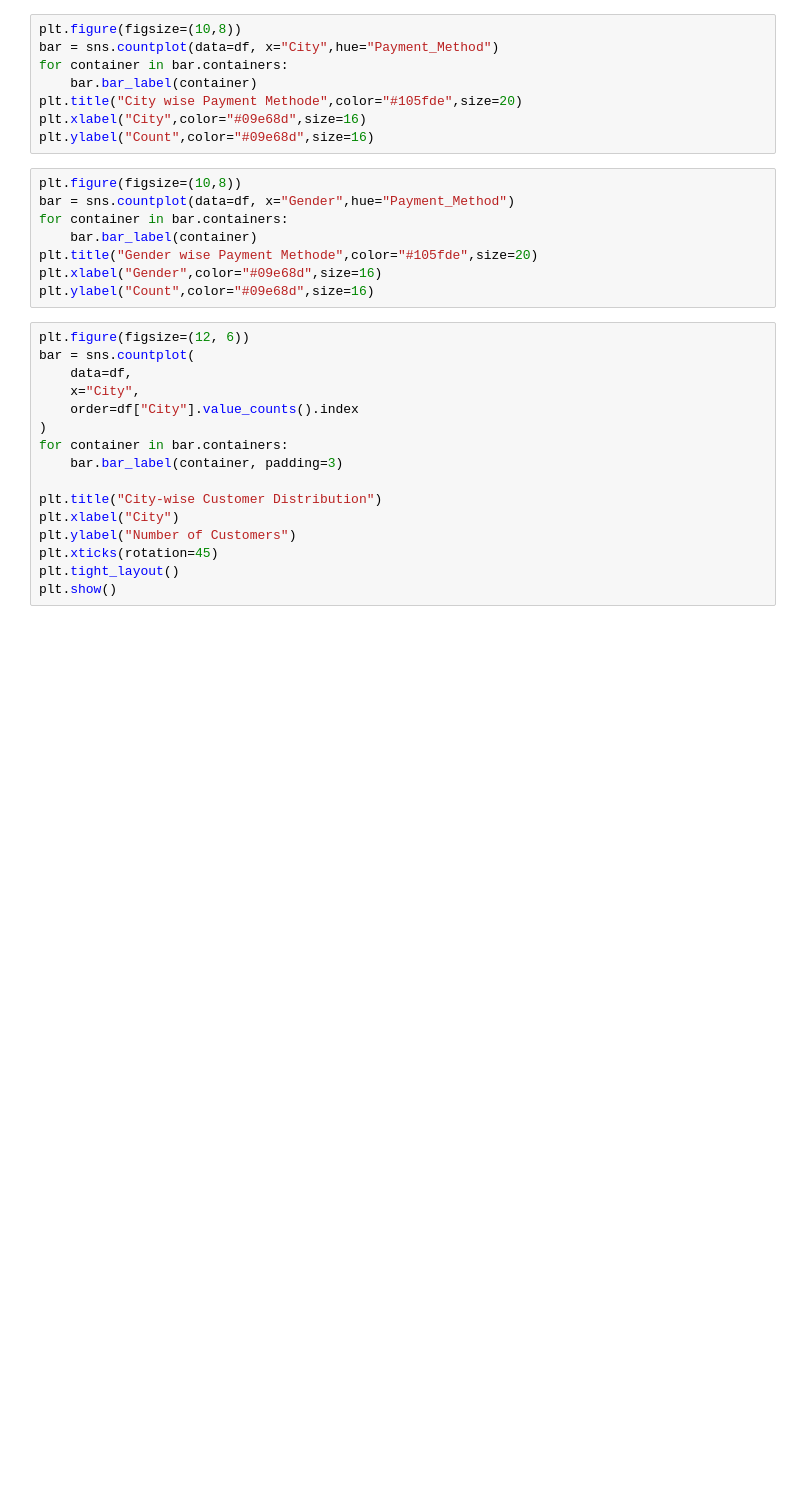
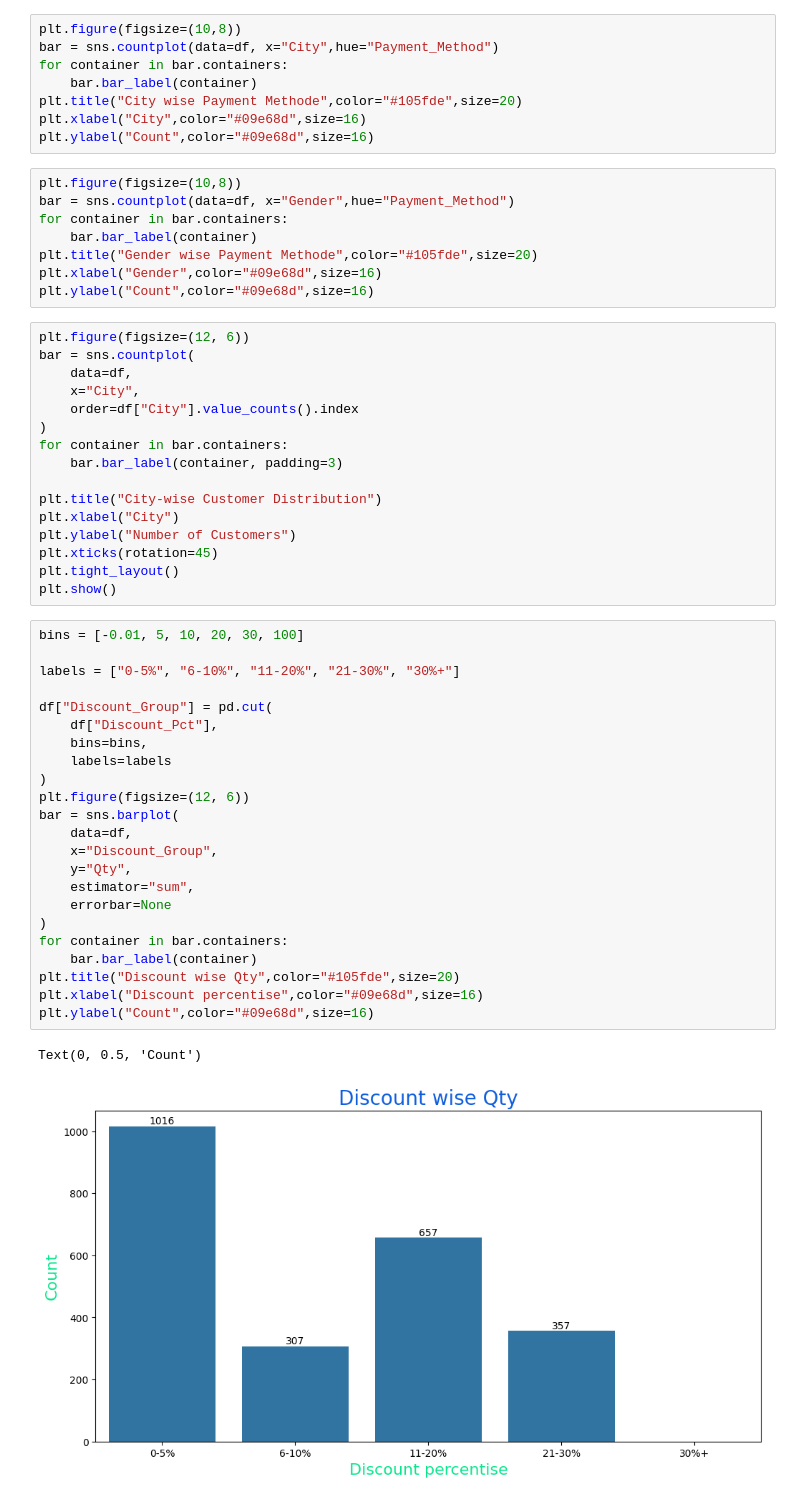
Before and after one commit to mdgolamrabbi22/Pandas, a Jupyter notebook: Project/E-Commerce Data/Data_Visualize.ipynb, the cells around one changed output. Cells and saved outputs as stored; diff of their text form; blank space fills up the shorter version.

Commit message:
Data visualaizatrion completeb

```diff
--- a/Project/E-Commerce Data/Data_Visualize.ipynb
+++ b/Project/E-Commerce Data/Data_Visualize.ipynb
@@ -112,3 +112,29 @@ plt.ylabel("Number of Customers")
 plt.xticks(rotation=45)
 plt.tight_layout()
 plt.show()
+# %%
+bins = [-0.01, 5, 10, 20, 30, 100]
+
+labels = ["0-5%", "6-10%", "11-20%", "21-30%", "30%+"]
+
+df["Discount_Group"] = pd.cut(
+    df["Discount_Pct"],
+    bins=bins,
+    labels=labels
+)
+plt.figure(figsize=(12, 6))
+bar = sns.barplot(
+    data=df,
+    x="Discount_Group",
+    y="Qty",
+    estimator="sum",
+    errorbar=None
+)
+for container in bar.containers:
+    bar.bar_label(container)
+plt.title("Discount wise Qty",color="#105fde",size=20)
+plt.xlabel("Discount percentise",color="#09e68d",size=16)
+plt.ylabel("Count",color="#09e68d",size=16)
+# %% [output]
+Text(0, 0.5, 'Count')
+[figure, added]
```
Also changed, not shown: parts of 1 cell of this notebook.
